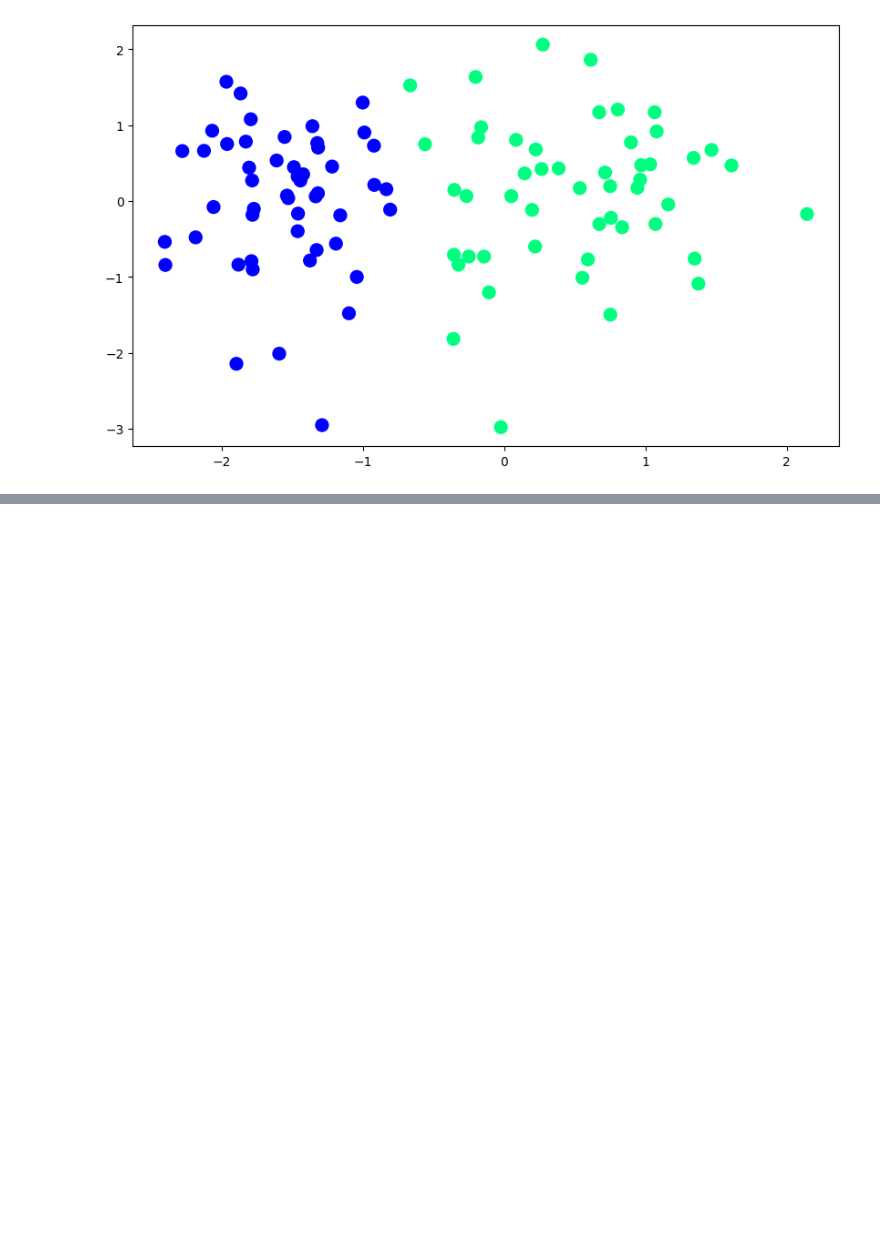
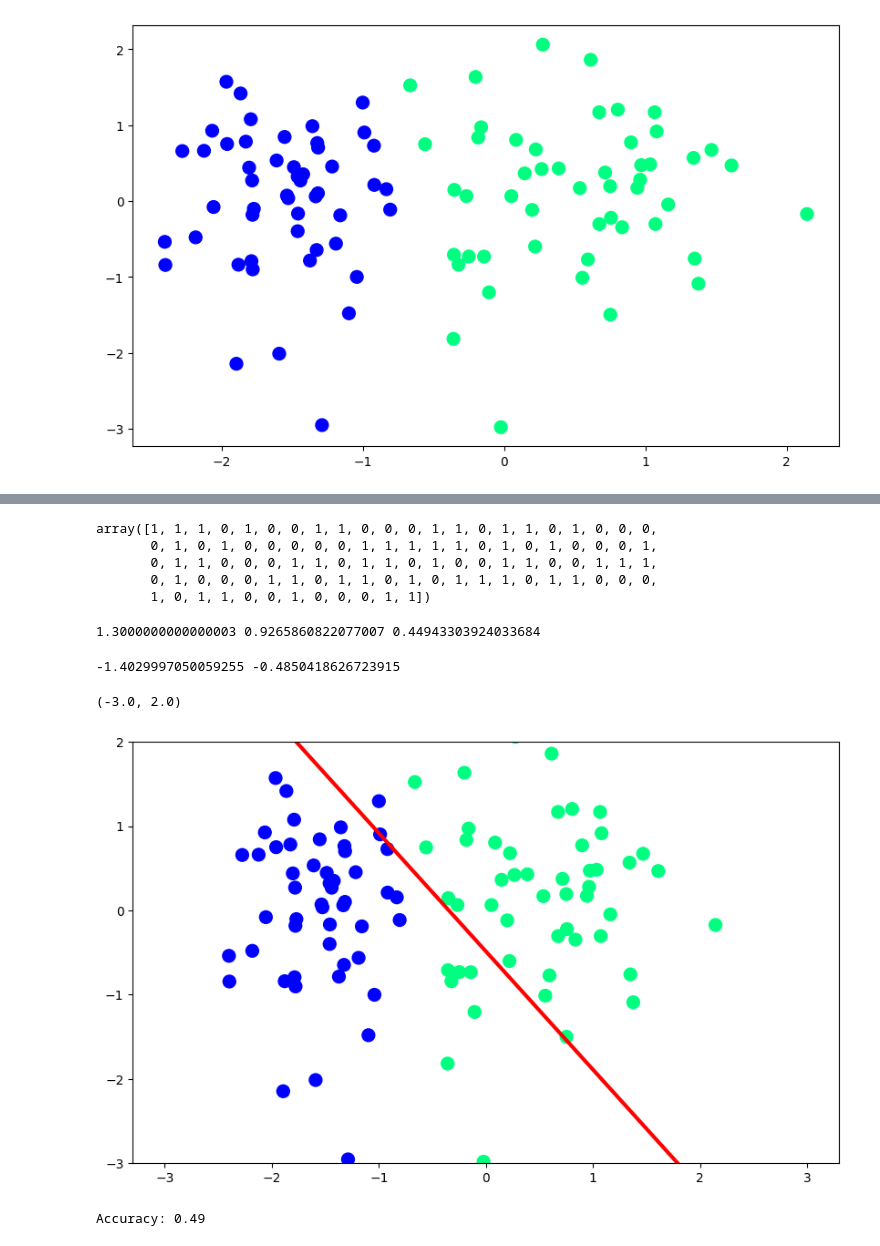
Before and after one commit to priyansh-commits/Deep_Learning, a Jupyter notebook: dl_1.ipynb, the cells around one changed output, grey strips where cells are left out. Cells and saved outputs as stored; diff of their text form; code cells hidden in the pictures; blank space fills up the shorter version.

```diff
--- a/dl_1.ipynb
+++ b/dl_1.ipynb
@@ -147,0 +148,3 @@ plt.ylim(-3,2)
+# %%
+X_1=np.insert(X,0,1,axis=1)
+X
@@ -147,0 +169,52 @@ plt.ylim(-3,2)
+# %%
+y
+# %% [output]
+array([1, 1, 1, 0, 1, 0, 0, 1, 1, 0, 0, 0, 1, 1, 0, 1, 1, 0, 1, 0, 0, 0,
+       0, 1, 0, 1, 0, 0, 0, 0, 0, 1, 1, 1, 1, 1, 0, 1, 0, 1, 0, 0, 0, 1,
+       0, 1, 1, 0, 0, 0, 1, 1, 0, 1, 1, 0, 1, 0, 0, 1, 1, 0, 0, 1, 1, 1,
+       0, 1, 0, 0, 0, 1, 1, 0, 1, 1, 0, 1, 0, 1, 1, 1, 0, 1, 1, 0, 0, 0,
+       1, 0, 1, 1, 0, 0, 1, 0, 0, 0, 1, 1])
+# %%
+def per(X,y):
+  for i in range(2000):
+    w = np.array([1., 1., 1.])
+
+    lr=0.1
+    for j in range(X.shape[0]):
+      z = -y[j] * np.dot(w, X[j])
+      if z > 0:
+            w = w + lr * y[j] * X[j]
+  return w
+# %%
+w1,w2,b = per(X_1,y)
+w = per(X_1,y)
+print(w1,w2,b)
+# [1.25192201 0.05225512]
+# 1.0
+# %% [output]
+1.3000000000000003 0.9265860822077007 0.44943303924033684
+# %%
+m = -(w1/w2)
+c = -(b/w2)
+
+print(m,c)
+# -4.531321834268464 -5.851870329508209
+x_input = np.linspace(-3,3,100)
+y_input = m*x_input + c
+
+plt.figure(figsize=(10,6))
+plt.plot(x_input,y_input,color='red',linewidth=3)
+plt.scatter(X[:,0],X[:,1],c=y,cmap='winter',s=100)
+plt.ylim(-3,2)
+# %% [output]
+-1.4029997050059255 -0.4850418626723915
+(-3.0, 2.0)
+[figure, added]
+# %%
+pred = np.sign(np.dot(X_1, w))
+
+accuracy = np.mean(pred == y)
+
+print("Accuracy:", accuracy)
+# %% [output]
+Accuracy: 0.49
```
Also changed, not shown: parts of 3 cells of this notebook.
